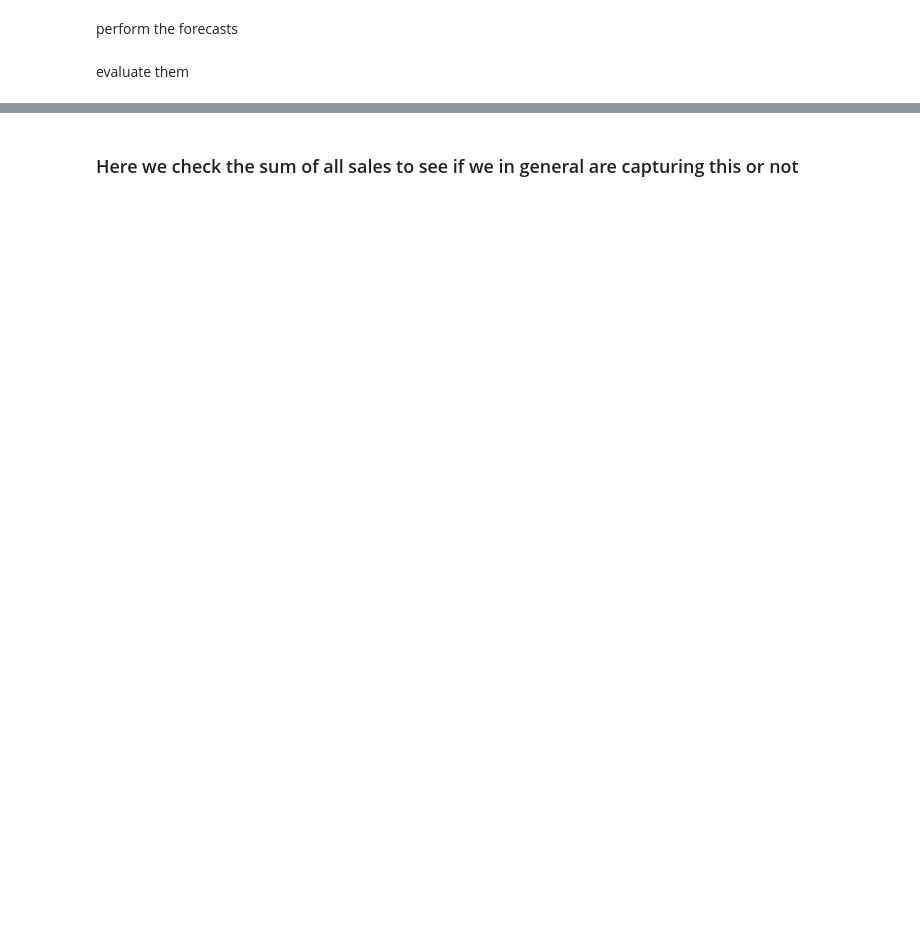
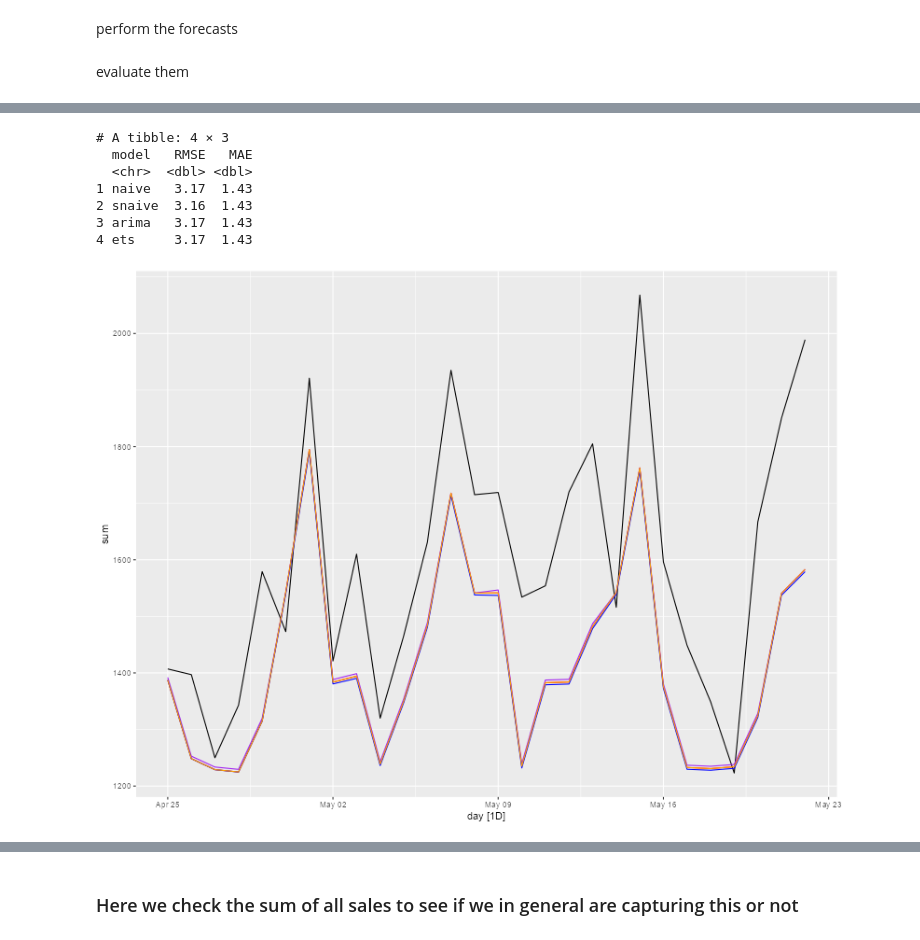
Before and after one commit to Whatisthisname/AFCS-Final, a Jupyter notebook: Baseline/baseline_notebook.ipynb, the cells around one changed output, grey strips where cells are left out. Saved outputs shown, nothing was run; the diff lists cells and outputs as text; code cells hidden in the pictures; blank space fills up the shorter version.

```diff
--- a/Baseline/baseline_notebook.ipynb
+++ b/Baseline/baseline_notebook.ipynb
@@ -523,0 +654,2 @@ if (file.exists(path)) {
+# %%
+arima_fit_cal_first <- arima_fit_cal |> rename(model = `ARIMA(sales ~ sell_price + wd_monday + wd_tuesday + wd_wednesday + \n    wd_thursday + wd_friday + wd_saturday + m_january + m_february + \n    m_march + m_april + m_may + m_june + m_july + m_august + \n    m_september + m_october + m_november + et_sporting + et_cultural + \n    et_national + et_religious + snap_TX)`)
@@ -615,0 +836,53 @@ print(dynamic_price_accuracy)
+# %%
+sums_naive <- naive_forecasts |>
+  as_tsibble(index = day, key = product) |>
+  index_by(day) |>
+  summarise(sum = sum(sales, na.rm = TRUE))
+
+sums_snaive <- snaive_forecasts |>
+  as_tsibble(index = day, key = product) |>
+  index_by(day) |>
+  summarise(sum = sum(sales, na.rm = TRUE))
+
+sums_arima <- arima_forecasts |>
+  as_tsibble(index = day, key = product) |>
+  index_by(day) |>
+  summarise(sum = sum(sales, na.rm = TRUE))
+
+sums_ets <- ets_forecasts |>
+  as_tsibble(index = day, key = product) |>
+  index_by(day) |>
+  summarise(sum = sum(sales, na.rm = TRUE))
+
+
+sums_val <- validation_filtered |>
+  as_tsibble(index = day, key = product) |>
+  index_by(day) |>
+  summarise(sum = sum(sales, na.rm = TRUE))
+
+# accuracy table
+dynamic_price_accuracy <- bind_rows(
+  naive = accuracy_naive,
+  snaive = accuracy_snaive,
+  arima = accuracy_arima,
+  ets = accuracy_ets,
+  .id = "model"
+)
+
+print(dynamic_price_accuracy)
+
+# plotting against validation to see what is being captured
+(sums_val |> autoplot(.vars = sum)) +
+  autolayer(sums_naive, sum, color = "red") +
+  autolayer(sums_snaive, sum, color = "purple") +
+  autolayer(sums_arima, sum, color = "blue") +
+  autolayer(sums_ets, sum, color = "orange")
+# %% [output]
+# A tibble: 4 × 3
+  model   RMSE   MAE
+  <chr>  <dbl> <dbl>
+1 naive   3.17  1.43
+2 snaive  3.16  1.43
+3 arima   3.17  1.43
+4 ets     3.17  1.43
+[figure, added]
```
Also changed, not shown: parts of 37 cells of this notebook, 44 other files.
